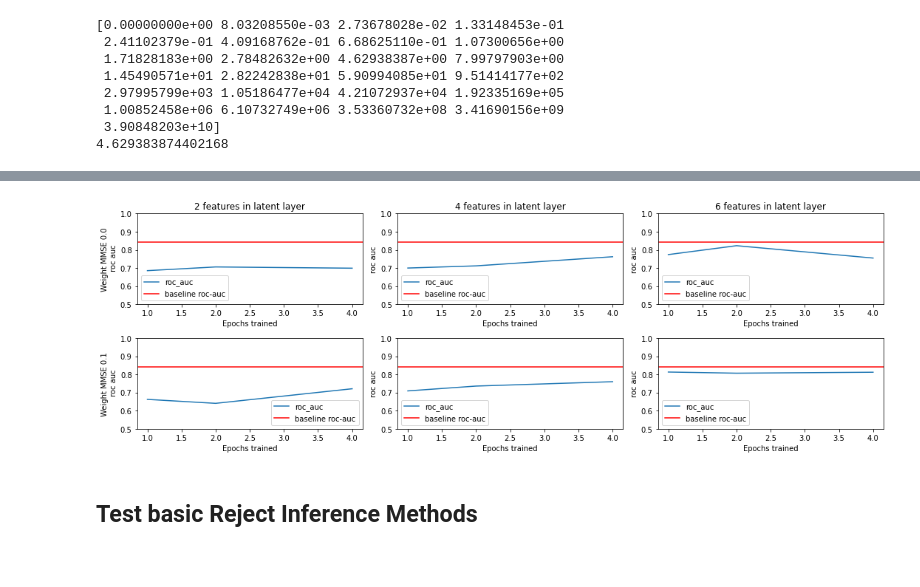
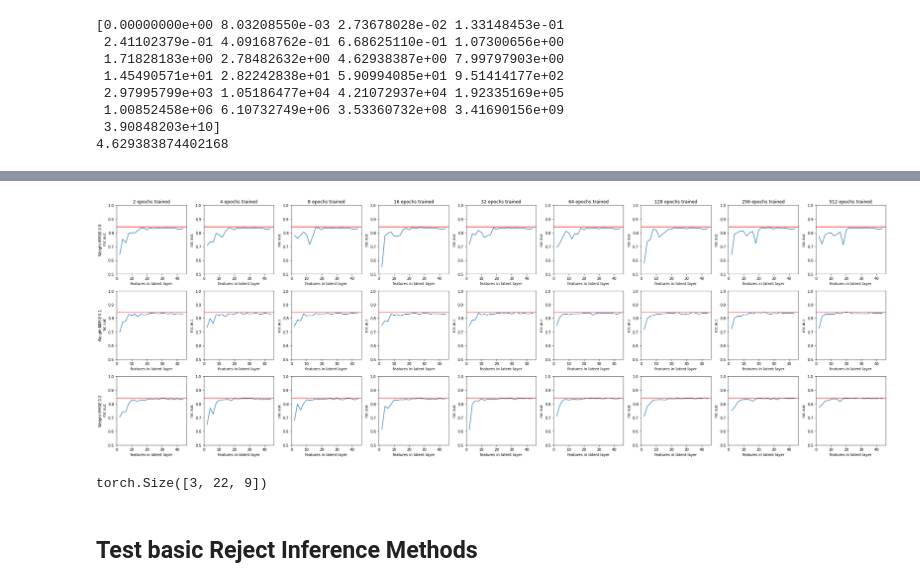
Before and after one commit to lukasvoege/reject-infer-autoencoder, a Jupyter notebook: notebooks/playground.ipynb, the cells around one changed output, grey strips where cells are left out. Cells and saved outputs as stored; diff of their text form; code cells hidden in the pictures.

```diff
--- a/notebooks/playground.ipynb
+++ b/notebooks/playground.ipynb
@@ -468,21 +495,27 @@ PARAM: 0.1, 6, 4 | Sampling Bias: 0.0155 // ROC-AUC: 0.81191
 # %%
+epochs_test = np.cumsum(2**np.array([1] + list(range(1,9,1))))
+
 t_sampling_bias = torch.FloatTensor(sampling_bias).reshape(weight_test.shape[0],shape_test.shape[0],epochs_test.shape[0])
 t_roc_auc = t_sampling_bias = torch.FloatTensor(roc_auc).reshape(weight_test.shape[0],shape_test.shape[0],epochs_test.shape[0])
 
-fig, axes = plt.subplots(nrows=weight_test.shape[0], ncols=shape_test.shape[0], figsize=(15, 5))
+fig, axes = plt.subplots(nrows=weight_test.shape[0], ncols=epochs_test.shape[0], figsize=(30, 10))
 for w in range(weight_test.shape[0]):
-    for s in range(shape_test.shape[0]):
-        axes[w][s].plot(epochs_test, t_roc_auc[w][s], label = 'roc_auc')
-        #axes[0].set_xscale('log')
-        axes[w][s].axhline(y = baseline_roc_auc, color = 'r', label = 'baseline roc-auc')
-        axes[w][s].legend()
-        axes[w][s].set_ylabel(f'Weight MMSE {weight_test[w]}\n roc auc') if s == 0 else axes[w][s].set_ylabel('roc auc')
-        if w == 0: axes[w][s].set_title(f'{shape_test[s]} features in latent layer')
-        axes[w][s].set_xlabel("Epochs trained")
-        axes[w][s].set_ylim([0.5, 1.0])
+    for e in range(epochs_test.shape[0]):
+        axes[w][e].plot(shape_test, t_roc_auc[w][:,e], label = 'roc_auc')
+        #axes[s][w].set_xscale('log')
+        axes[w][e].axhline(y = baseline_roc_auc, color = 'r', label = 'baseline roc-auc')
+        #axes[s][w].legend()
+        axes[w][e].set_ylabel(f'Weight MMSE {weight_test[w]}\n roc auc') if e == 0 else axes[w][e].set_ylabel('roc auc')
+        if w == 0: axes[w][e].set_title(f'{epochs_test[e]} epochs trained')
+        axes[w][e].set_xlabel("features in latent layer")
+        axes[w][e].set_ylim([0.5, 1.0])
 fig.tight_layout()
 # %% [output]
-[figure, old version]
+[figure, new version]
+# %%
+t_roc_auc.shape
+# %% [output]
+torch.Size([3, 22, 9])
 # %% [markdown]
 ## Test basic Reject Inference Methods
 # %%
```
Also changed, not shown: parts of 1 cell of this notebook.
